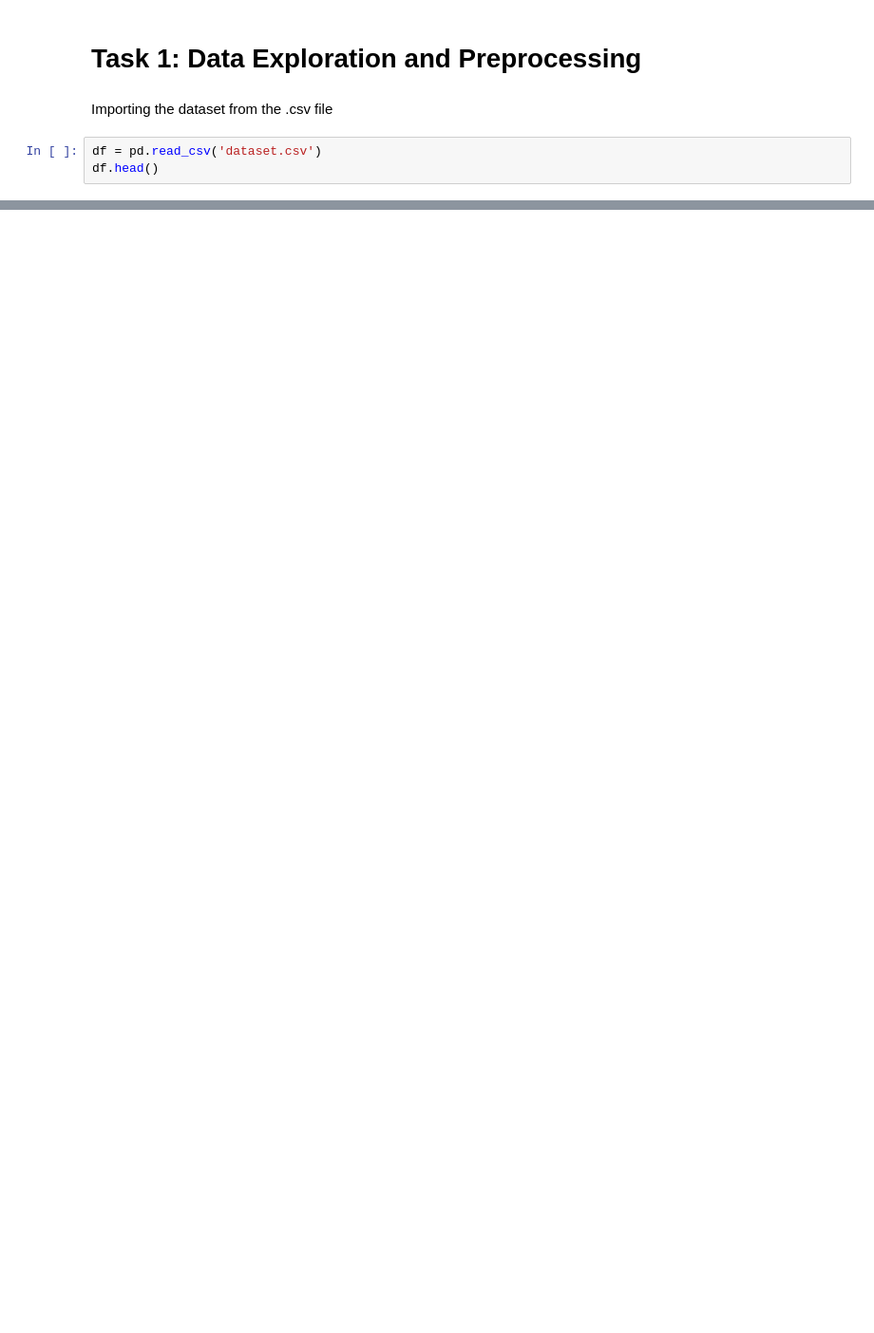
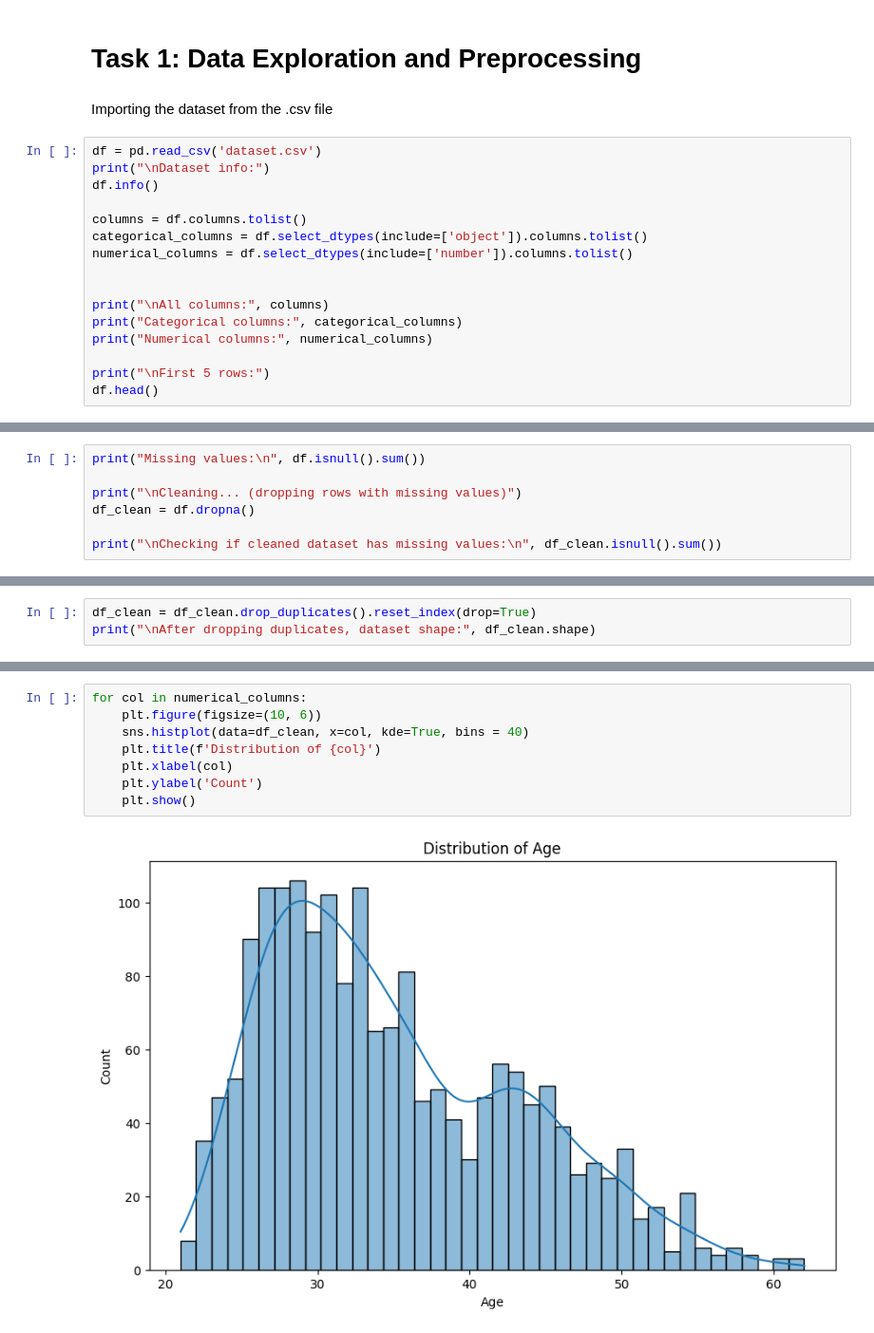
Before and after one commit to fedelimattia/O-ML-Project, a Jupyter notebook: notebook.ipynb, the cells around one changed output, grey strips where cells are left out. Shown at 95% size. Saved outputs shown, nothing was run; the diff lists cells and outputs as text; blank space fills up the shorter version.

```diff
--- a/notebook.ipynb
+++ b/notebook.ipynb
@@ -43,5 +50,18 @@ from sklearn.model_selection import train_test_split
 Importing the dataset from the .csv file
 # %%
 df = pd.read_csv('dataset.csv')
+print("\nDataset info:")
+df.info()
+
+columns = df.columns.tolist()
+categorical_columns = df.select_dtypes(include=['object']).columns.tolist()
+numerical_columns = df.select_dtypes(include=['number']).columns.tolist()
+
+
+print("\nAll columns:", columns)
+print("Categorical columns:", categorical_columns)
+print("Numerical columns:", numerical_columns)
+
+print("\nFirst 5 rows:")
 df.head()
 # %% [output]
@@ -53,0 +96,7 @@ df.head()
+# %%
+print("Missing values:\n", df.isnull().sum())
+
+print("\nCleaning... (dropping rows with missing values)")
+df_clean = df.dropna()
+
+print("\nChecking if cleaned dataset has missing values:\n", df_clean.isnull().sum())
@@ -53,0 +133,3 @@ df.head()
+# %%
+df_clean = df_clean.drop_duplicates().reset_index(drop=True)
+print("\nAfter dropping duplicates, dataset shape:", df_clean.shape)
@@ -53,0 +140,10 @@ df.head()
+# %%
+for col in numerical_columns:
+    plt.figure(figsize=(10, 6))
+    sns.histplot(data=df_clean, x=col, kde=True, bins = 40)
+    plt.title(f'Distribution of {col}')
+    plt.xlabel(col)
+    plt.ylabel('Count')
+    plt.show()
+# %% [output]
+[figure, added]
```
Also changed, not shown: parts of 44 cells of this notebook, 2 other files.
